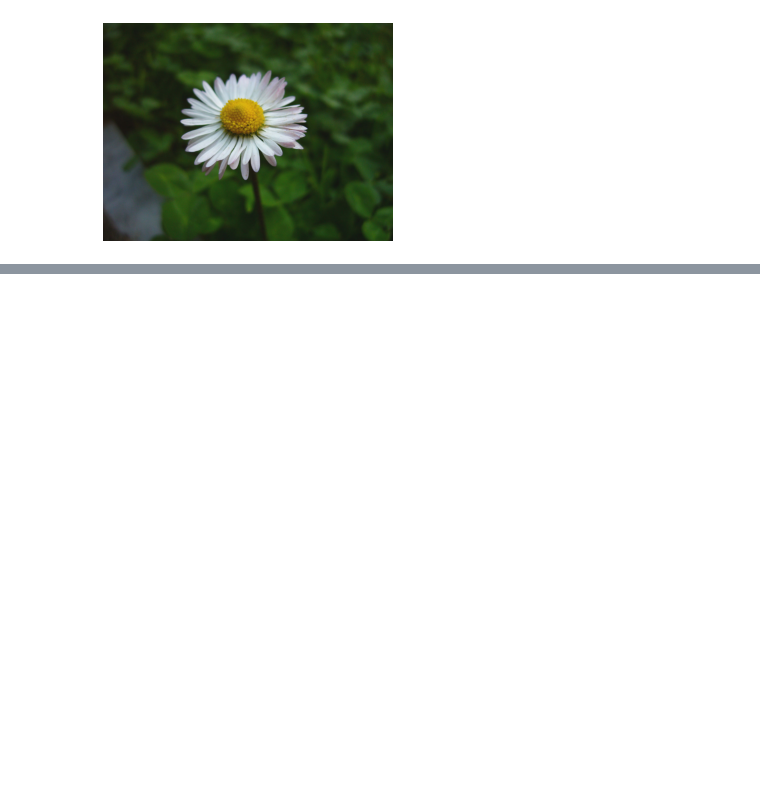
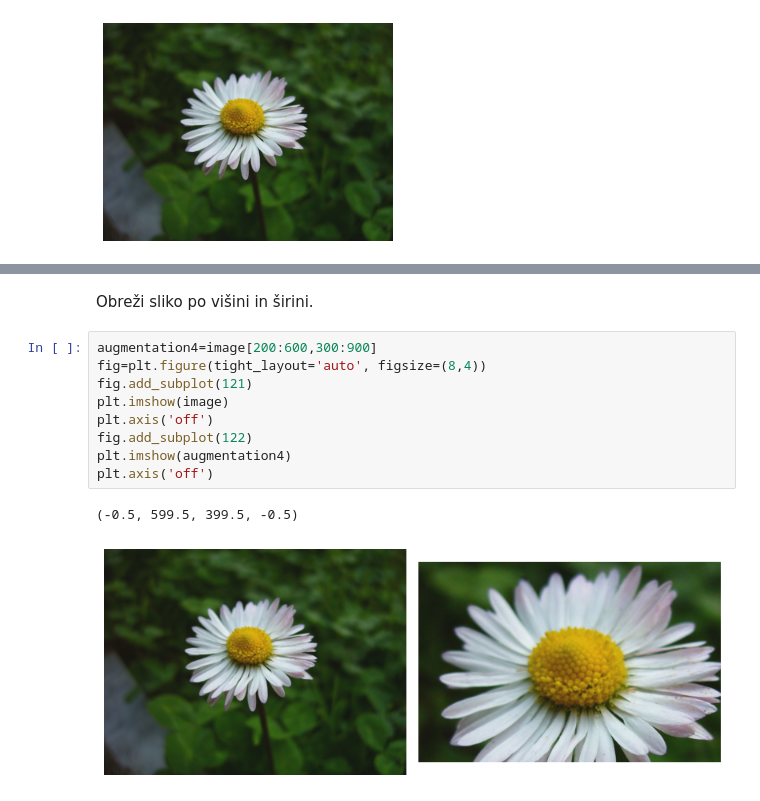
Before and after one commit to VALENCEML/eBOOK, a Jupyter notebook: SL/07_data_prep_slo.ipynb, the cells around one changed output, grey strips where cells are left out. Saved outputs shown, nothing was run; the diff lists cells and outputs as text; blank space fills up the shorter version.

```diff
--- a/SL/07_data_prep_slo.ipynb
+++ b/SL/07_data_prep_slo.ipynb
@@ -183,0 +511,14 @@ plt.axis('off')
+# %% [markdown]
+Obreži sliko po višini in širini.
+# %%
+augmentation4=image[200:600,300:900]
+fig=plt.figure(tight_layout='auto', figsize=(8,4))
+fig.add_subplot(121)
+plt.imshow(image)
+plt.axis('off')
+fig.add_subplot(122)
+plt.imshow(augmentation4)
+plt.axis('off')
+# %% [output]
+(-0.5, 599.5, 399.5, -0.5)
+[figure, added]
```
Also changed, not shown: parts of 98 cells of this notebook.
